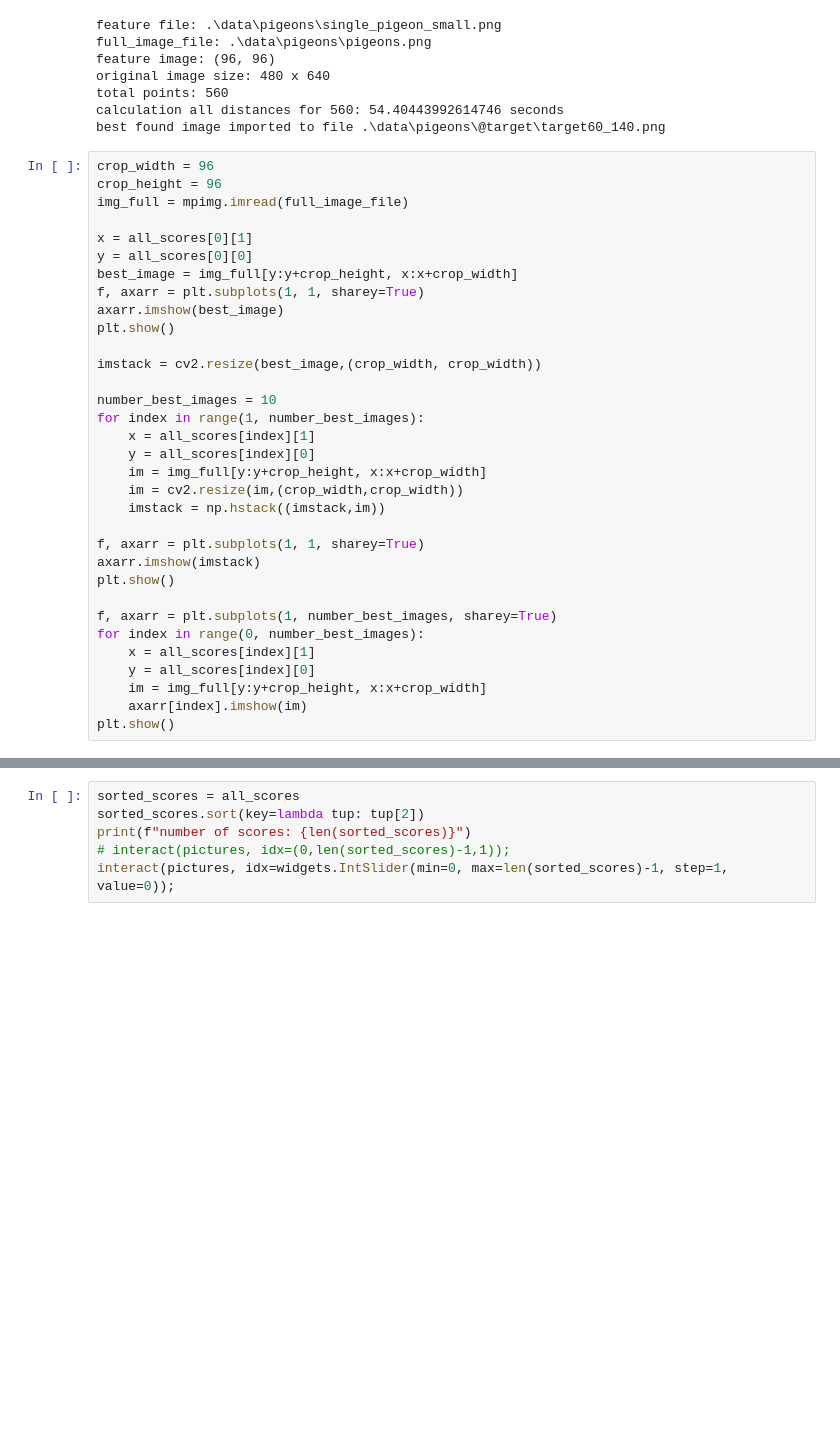
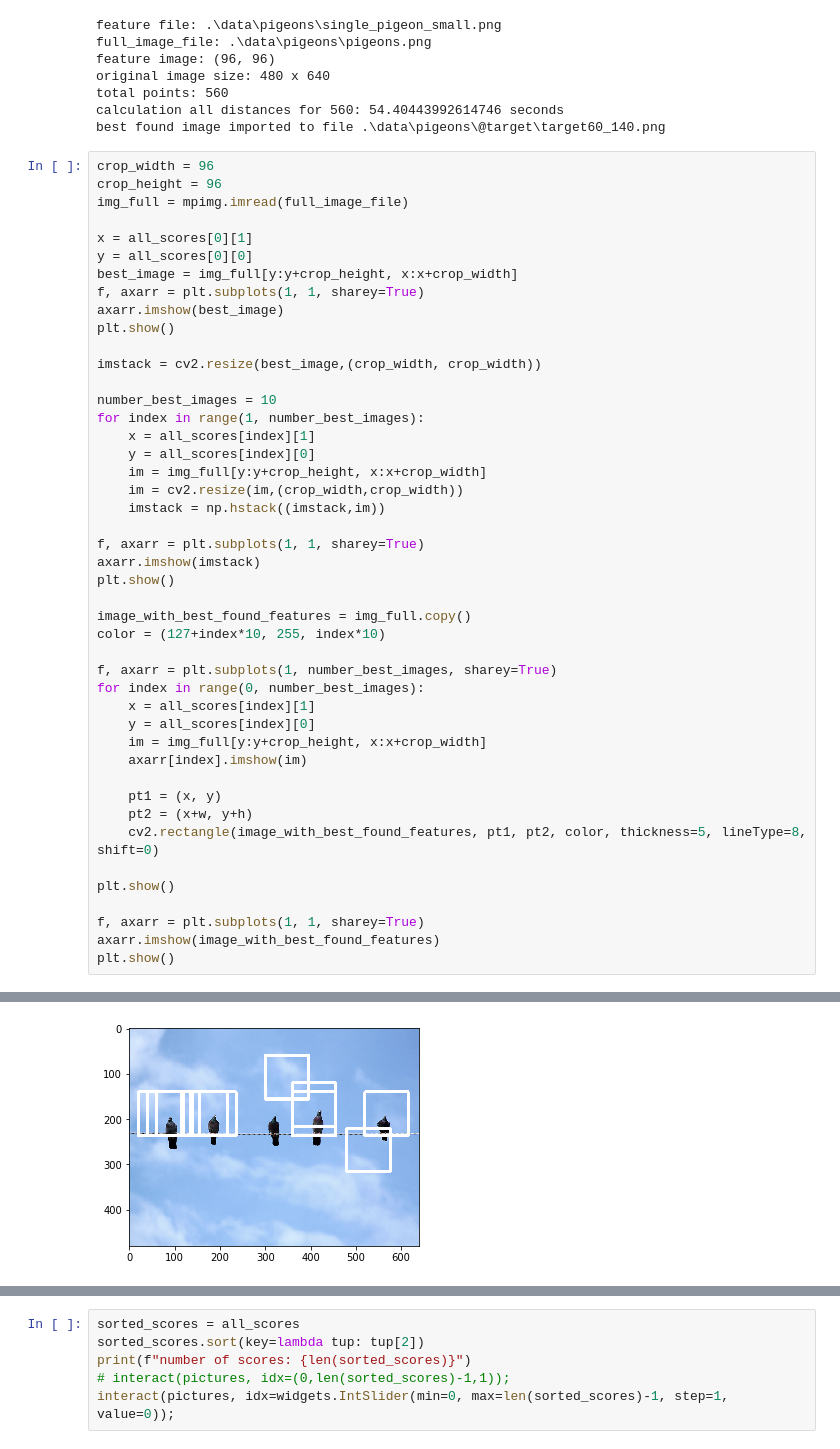
Before and after one commit to borislevant/featurenet, a Jupyter notebook: featurenet.ipynb, the cells around one changed output, grey strips where cells are left out. Drawn from its saved outputs; the diff is of its cells as text; blank space fills up the shorter version.

Commit message:
implemented full model with 10 best found features

```diff
--- a/featurenet.ipynb
+++ b/featurenet.ipynb
@@ -75,33 +75,46 @@ y = all_scores[0][0]
 best_image = img_full[y:y+crop_height, x:x+crop_width]
 f, axarr = plt.subplots(1, 1, sharey=True)
 axarr.imshow(best_image)
 plt.show()
 
 imstack = cv2.resize(best_image,(crop_width, crop_width))
 
 number_best_images = 10
 for index in range(1, number_best_images):
     x = all_scores[index][1]
     y = all_scores[index][0]
     im = img_full[y:y+crop_height, x:x+crop_width]
     im = cv2.resize(im,(crop_width,crop_width))
     imstack = np.hstack((imstack,im))
 
 f, axarr = plt.subplots(1, 1, sharey=True)
 axarr.imshow(imstack)
 plt.show()
 
+image_with_best_found_features = img_full.copy()
+color = (127+index*10, 255, index*10)
+
 f, axarr = plt.subplots(1, number_best_images, sharey=True)
 for index in range(0, number_best_images):
     x = all_scores[index][1]
     y = all_scores[index][0]
     im = img_full[y:y+crop_height, x:x+crop_width]
     axarr[index].imshow(im)
+
+    pt1 = (x, y)
+    pt2 = (x+w, y+h)
+    cv2.rectangle(image_with_best_found_features, pt1, pt2, color, thickness=5, lineType=8, shift=0)
+
 plt.show()
+
+f, axarr = plt.subplots(1, 1, sharey=True)
+axarr.imshow(image_with_best_found_features)
+plt.show()
 # %% [output]
 [figure]
 [figure]
 [figure]
+[figure, added]
 # %%
 img_feature = mpimg.imread(feature_file)
 img_full = mpimg.imread(full_image_file)
```
Also changed, not shown: parts of 1 cell of this notebook.
